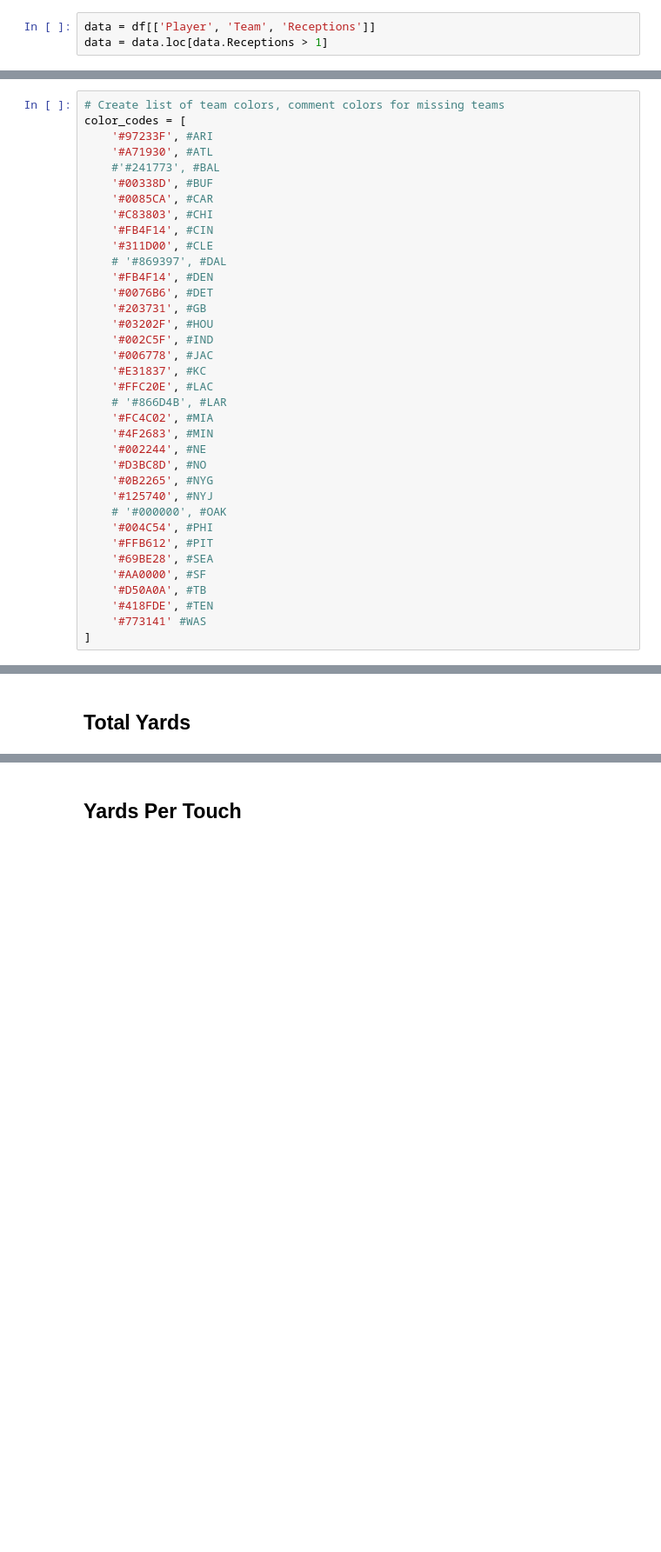
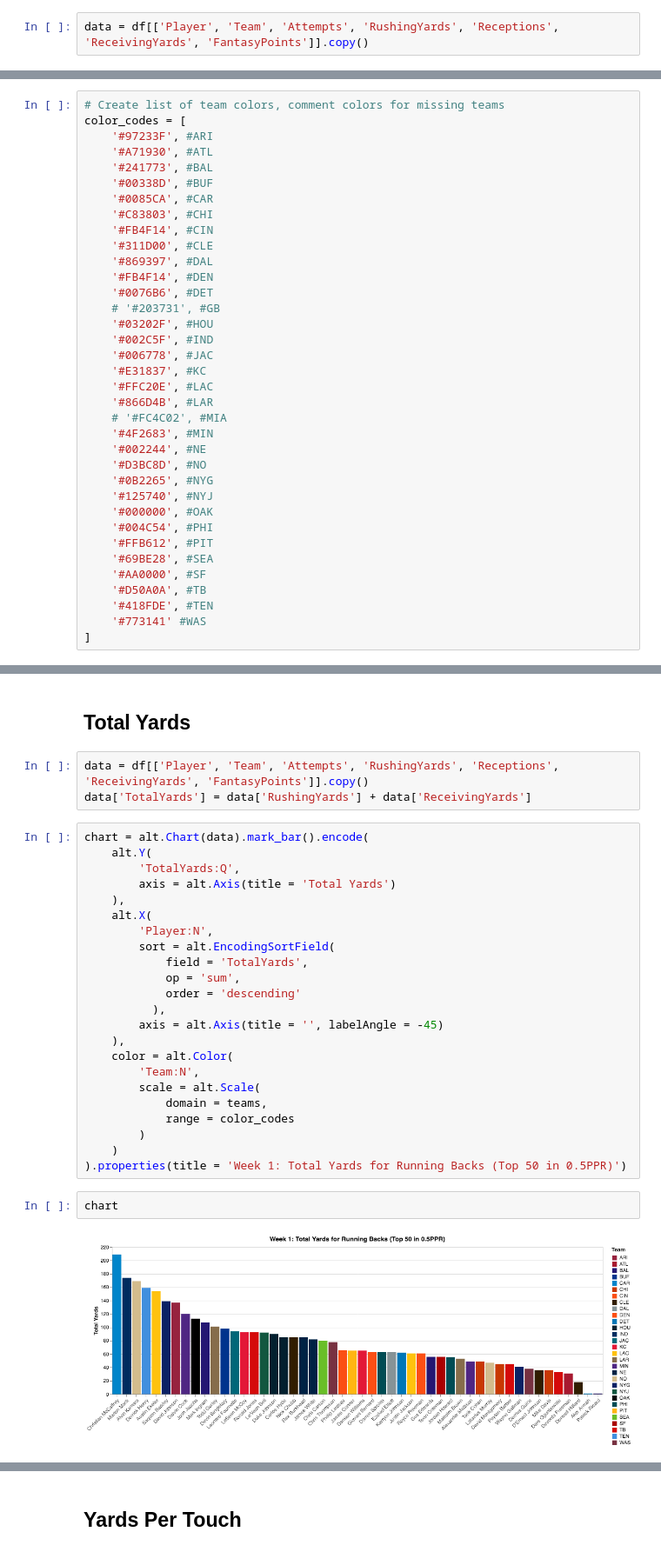
Before and after one commit to sarthakbatragatech/FantasyFootballVisualizer2019, a Jupyter notebook: plot_RB_data.ipynb, the cells around one changed output, grey strips where cells are left out. Shown at 87% size. Cells and saved outputs as stored; diff of their text form; blank space fills up the shorter version.

Commit message:
Generated various other RB plots

```diff
--- a/plot_RB_data.ipynb
+++ b/plot_RB_data.ipynb
@@ -22,6 +22,5 @@ df.head()
 # %%
-data = df[['Player', 'Team', 'Receptions']]
-data = data.loc[data.Receptions > 1]
+data = df[['Player', 'Team', 'Attempts', 'RushingYards', 'Receptions', 'ReceivingYards', 'FantasyPoints']].copy()
 # %%
 # Create sorted list of teams in dataframe
 # Data is defined below, above charts
@@ -49,29 +48,29 @@ all_teams = ['ARI', 'ATL', 'BAL', 'BUF',
 color_codes = [
     '#97233F', #ARI
     '#A71930', #ATL
-    #'#241773', #BAL
+    '#241773', #BAL
     '#00338D', #BUF
     '#0085CA', #CAR
     '#C83803', #CHI
     '#FB4F14', #CIN
     '#311D00', #CLE
-    # '#869397', #DAL
+    '#869397', #DAL
     '#FB4F14', #DEN
     '#0076B6', #DET
-    '#203731', #GB
+    # '#203731', #GB
     '#03202F', #HOU
     '#002C5F', #IND
     '#006778', #JAC
     '#E31837', #KC
     '#FFC20E', #LAC
-    # '#866D4B', #LAR
-    '#FC4C02', #MIA
+    '#866D4B', #LAR
+    # '#FC4C02', #MIA
     '#4F2683', #MIN
     '#002244', #NE
     '#D3BC8D', #NO
     '#0B2265', #NYG
     '#125740', #NYJ
-    # '#000000', #OAK
+    '#000000', #OAK
     '#004C54', #PHI
     '#FFB612', #PIT
     '#69BE28', #SEA
@@ -415,3 +414,33 @@ chart
 chart.save(PATH + 'plots/RB_receptions_plain.png', scale_factor=3.0)
 # %% [markdown]
 ## Total Yards
+# %%
+data = df[['Player', 'Team', 'Attempts', 'RushingYards', 'Receptions', 'ReceivingYards', 'FantasyPoints']].copy()
+data['TotalYards'] = data['RushingYards'] + data['ReceivingYards']
+# %%
+chart = alt.Chart(data).mark_bar().encode(
+    alt.Y(
+        'TotalYards:Q',
+        axis = alt.Axis(title = 'Total Yards')
+    ),
+    alt.X(
+        'Player:N',
+        sort = alt.EncodingSortField(
+            field = 'TotalYards',
+            op = 'sum',
+            order = 'descending'
+          ),
+        axis = alt.Axis(title = '', labelAngle = -45)
+    ),
+    color = alt.Color(
+        'Team:N',
+        scale = alt.Scale(
+            domain = teams,
+            range = color_codes
+        )
+    )
+).properties(title = 'Week 1: Total Yards for Running Backs (Top 50 in 0.5PPR)')
+# %%
+chart
+# %% [output]
+[figure, added]
```
Also changed, not shown: parts of 19 cells of this notebook, 9 other files.
